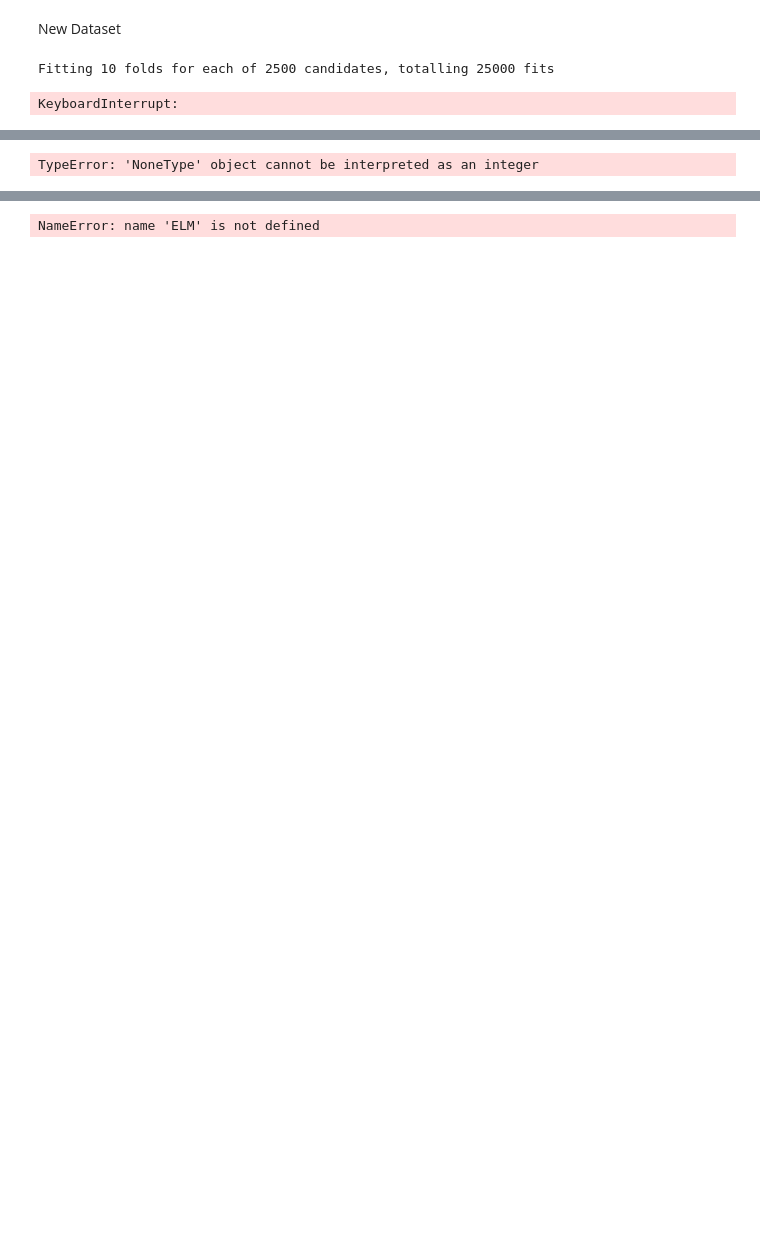
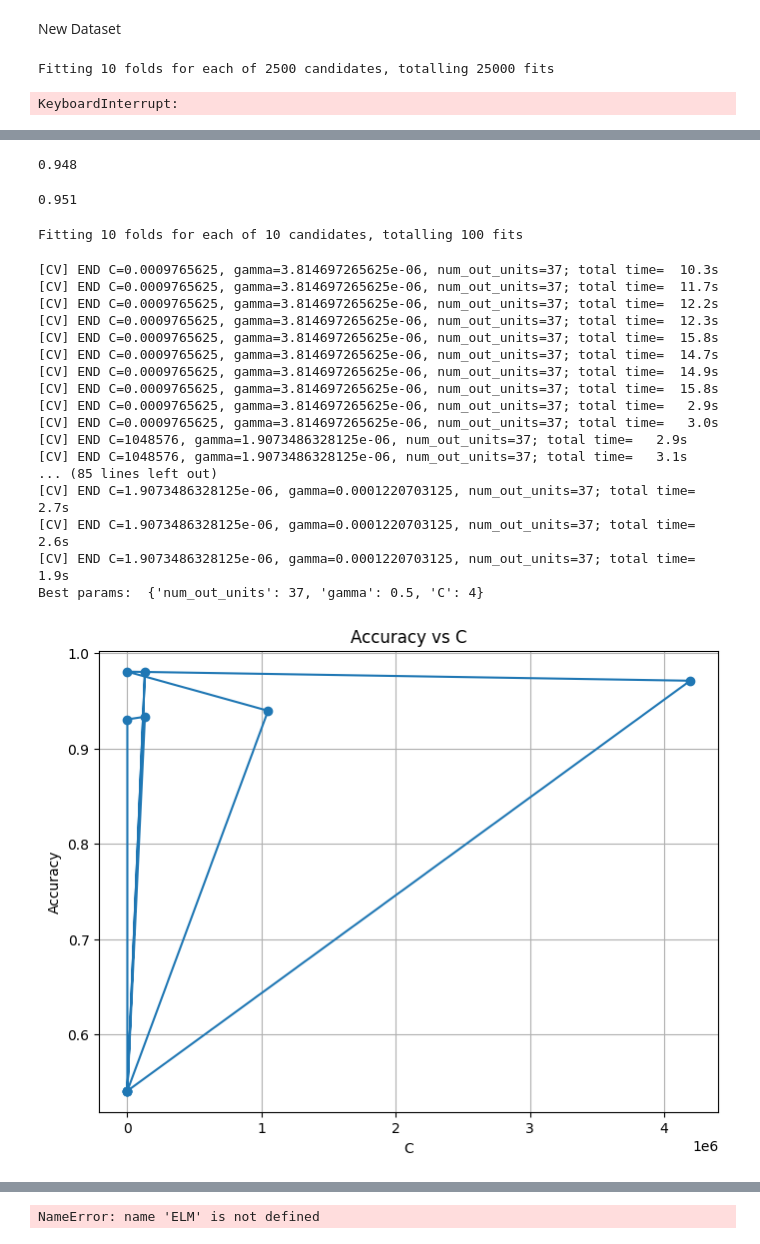
Before and after one commit to vXofi/ELMforID, a Jupyter notebook: elmforid/main.ipynb, the cells around one changed output, grey strips where cells are left out. Cells and saved outputs as stored; diff of their text form; code cells hidden in the pictures; blank space fills up the shorter version.

```diff
--- a/elmforid/main.ipynb
+++ b/elmforid/main.ipynb
@@ -368,8 +311,8 @@ ValueError: shapes (400,400) and (3600,) not aligned: 400 (dim 1) != 3600 (dim 0
 # %%
 #KELM for multi class classification
-grid_KELM = GridSearchCV(KELM(), param_grid_KELM, cv=10, verbose=5, n_jobs=-1)
+grid_KELM = GridSearchCV(KELM(), param_grid_KELM, cv=10, verbose=5, n_jobs=1)
 grid_KELM.fit(X_train, y_train)
-ni, no, C, g = grid_KELM.best_params_.values()
-ELM_kernel_multic = KELM(ni, no, param_C=C, gamma=g)
+no, C, g = grid_KELM.best_params_.values()
+ELM_kernel_multic = KELM(no, param_C=C, gamma=g)
 print("best params: ", grid_KELM.best_params_.values())
 # %% [output]
@@ -377,10 +324,56 @@ AttributeError: 'KELM' object has no attribute 'num_out_units'
-# %%
-#ELM for binary classification
-grid_ELM_bin = GridSearchCV(ELM(), param_grid_ELM_bin,
-                             cv=10, verbose=2, n_jobs=-1, scoring='accuracy')
-grid_ELM_bin.fit(X_train, y_train_bin)
-ni, no, C, g = grid_ELM_bin.best_params_.values()
-ELM_kernel_bic = ELM(ni, no, param_C=C, gamma=g)
-print("best params: ", grid_ELM_bin.best_params_.values())
-# %% [output]
-TypeError: 'NoneType' object cannot be interpreted as an integer
+# %%
+test = KELM(37, 0.0625, 0.05)
+# Best params bin:  {'num_out_units': 2, 'gamma': 0.015625, 'C': 1024}
+# Best params:  {'num_out_units': 37, 'gamma': 0.5, 'C': 4}
+test.fit(X_train, y_train)
+preds = test.predict(X_test)
+accuracy_score(y_test, preds)
+# %% [output]
+0.948
+# %%
+accuracy_score(y_train, test.predict(X_train))
+# %% [output]
+0.951
+# %%
+random_KELM = RandomizedSearchCV(KELM(), param_distributions=param_grid_KELM, n_iter=10, cv=10, verbose=2, n_jobs=4)
+random_KELM.fit(X_train, y_train)
+
+# Get the best parameters
+no, C, g = random_KELM.best_params_.values()
+print("Best params: ", random_KELM.best_params_)
+
+# Create accuracy plots for each hyperparameter
+hyperparameters = ['C', 'gamma']
+for param in hyperparameters:
+    # Get the values and corresponding mean test scores for the current hyperparameter
+    param_values = [params[param] for params in random_KELM.cv_results_['params']]
+    mean_test_scores = random_KELM.cv_results_['mean_test_score']
+
+    # Plot the accuracy scores against the hyperparameter values
+    plt.figure(figsize=(8, 6))
+    plt.plot(param_values, mean_test_scores, 'o-')
+    plt.xlabel(param)
+    plt.ylabel('Accuracy')
+    plt.title(f'Accuracy vs {param}')
+    plt.grid(True)
+    plt.show()
+# %% [output]
+Fitting 10 folds for each of 10 candidates, totalling 100 fits
+[CV] END C=0.0009765625, gamma=3.814697265625e-06, num_out_units=37; total time=  10.3s
+[CV] END C=0.0009765625, gamma=3.814697265625e-06, num_out_units=37; total time=  11.7s
+[CV] END C=0.0009765625, gamma=3.814697265625e-06, num_out_units=37; total time=  12.2s
+[CV] END C=0.0009765625, gamma=3.814697265625e-06, num_out_units=37; total time=  12.3s
+[CV] END C=0.0009765625, gamma=3.814697265625e-06, num_out_units=37; total time=  15.8s
+[CV] END C=0.0009765625, gamma=3.814697265625e-06, num_out_units=37; total time=  14.7s
+[CV] END C=0.0009765625, gamma=3.814697265625e-06, num_out_units=37; total time=  14.9s
+[CV] END C=0.0009765625, gamma=3.814697265625e-06, num_out_units=37; total time=  15.8s
+[CV] END C=0.0009765625, gamma=3.814697265625e-06, num_out_units=37; total time=   2.9s
+[CV] END C=0.0009765625, gamma=3.814697265625e-06, num_out_units=37; total time=   3.0s
+[CV] END C=1048576, gamma=1.9073486328125e-06, num_out_units=37; total time=   2.9s
+[CV] END C=1048576, gamma=1.9073486328125e-06, num_out_units=37; total time=   3.1s
+... (85 lines left out)
+[CV] END C=1.9073486328125e-06, gamma=0.0001220703125, num_out_units=37; total time=   2.7s
+[CV] END C=1.9073486328125e-06, gamma=0.0001220703125, num_out_units=37; total time=   2.6s
+[CV] END C=1.9073486328125e-06, gamma=0.0001220703125, num_out_units=37; total time=   1.9s
+Best params:  {'num_out_units': 37, 'gamma': 0.5, 'C': 4}
+[figure, added]
```
Also changed, not shown: parts of 10 cells of this notebook, 3 other files.
